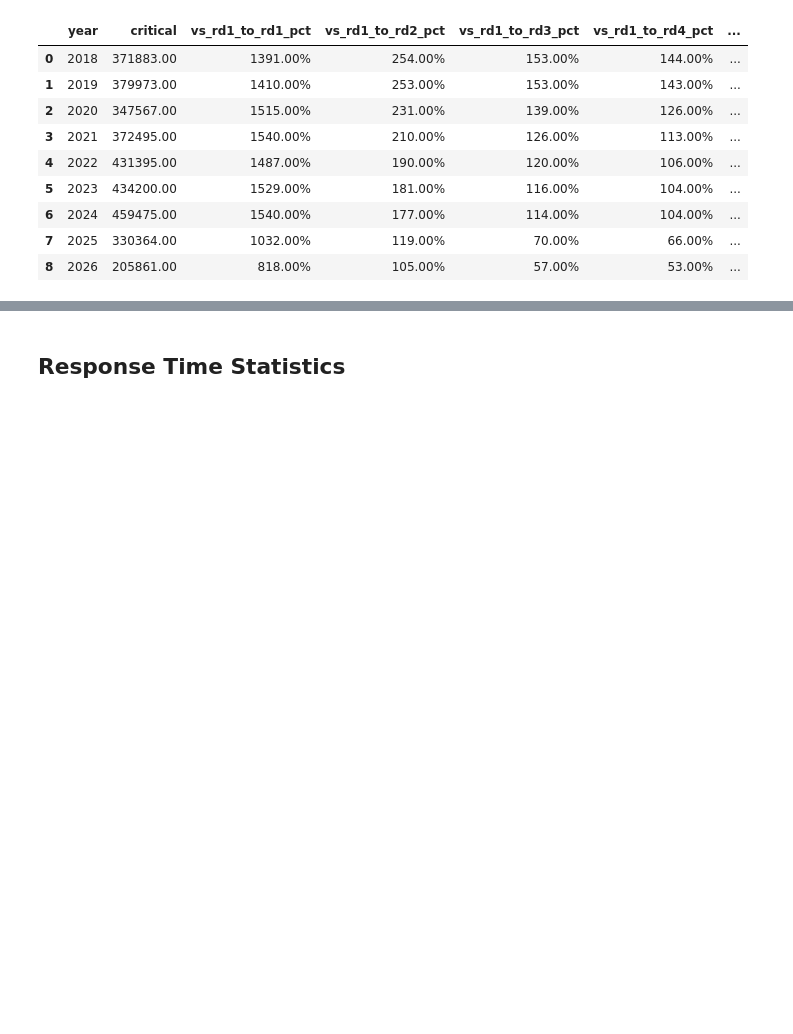
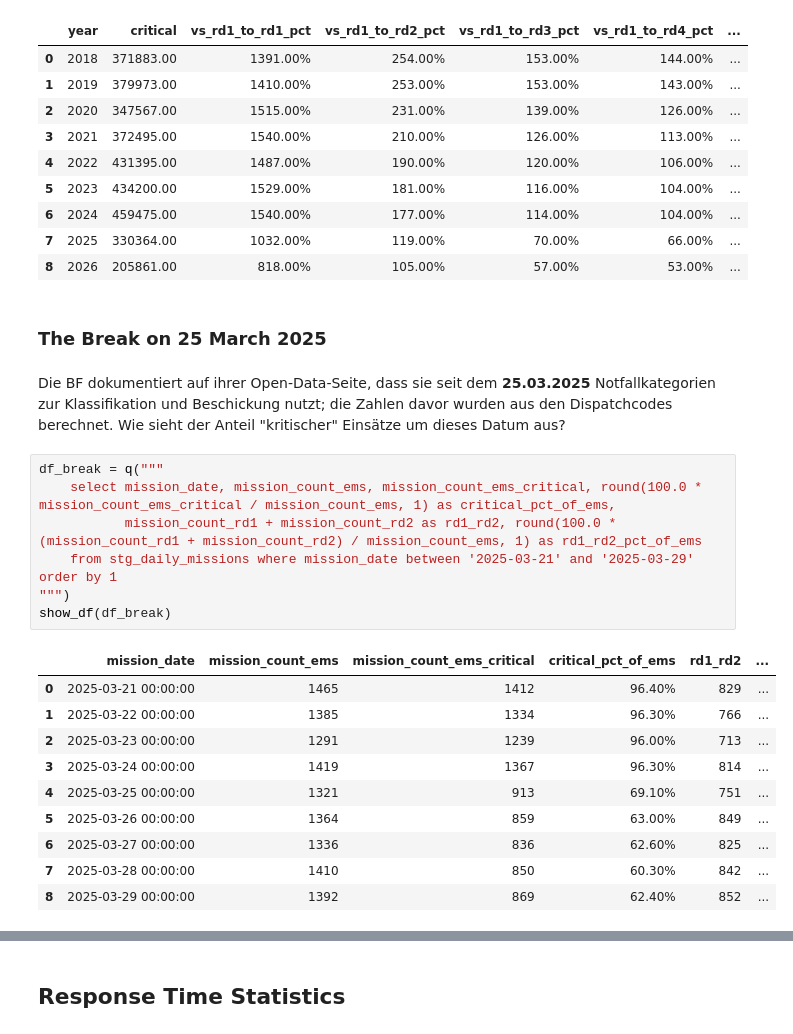
Before and after one commit to kaywiegand/berlin-emergency-response, a Jupyter notebook: notebooks/01_exploration_daily.ipynb, the cells around one changed output, grey strips where cells are left out. Saved outputs shown, nothing was run; the diff lists cells and outputs as text; blank space fills up the shorter version.

```diff
--- a/notebooks/01_exploration_daily.ipynb
+++ b/notebooks/01_exploration_daily.ipynb
@@ -237,3 +237,25 @@ show_df(df_cum)
 | 6 | 2024 | 459475.00 | 1540.00% | 177.00% | 114.00% | 104.00% | ... |
 | 7 | 2025 | 330364.00 | 1032.00% | 119.00% | 70.00% | 66.00% | ... |
 | 8 | 2026 | 205861.00 | 818.00% | 105.00% | 57.00% | 53.00% | ... |
+# %% [markdown]
+### The Break on 25 March 2025
+# %% [markdown]
+Die BF dokumentiert auf ihrer Open-Data-Seite, dass sie seit dem **25.03.2025** Notfallkategorien zur Klassifikation und Beschickung nutzt; die Zahlen davor wurden aus den Dispatchcodes berechnet. Wie sieht der Anteil "kritischer" Einsätze um dieses Datum aus?
+# %%
+df_break = q("""
+    select mission_date, mission_count_ems, mission_count_ems_critical, round(100.0 * mission_count_ems_critical / mission_count_ems, 1) as critical_pct_of_ems,
+           mission_count_rd1 + mission_count_rd2 as rd1_rd2, round(100.0 * (mission_count_rd1 + mission_count_rd2) / mission_count_ems, 1) as rd1_rd2_pct_of_ems
+    from stg_daily_missions where mission_date between '2025-03-21' and '2025-03-29' order by 1
+""")
+show_df(df_break)
+# %% [output]
+|  | mission_date | mission_count_ems | mission_count_ems_critical | critical_pct_of_ems | rd1_rd2 | ... |
+| 0 | 2025-03-21 00:00:00 | 1465 | 1412 | 96.40% | 829 | ... |
+| 1 | 2025-03-22 00:00:00 | 1385 | 1334 | 96.30% | 766 | ... |
+| 2 | 2025-03-23 00:00:00 | 1291 | 1239 | 96.00% | 713 | ... |
+| 3 | 2025-03-24 00:00:00 | 1419 | 1367 | 96.30% | 814 | ... |
+| 4 | 2025-03-25 00:00:00 | 1321 | 913 | 69.10% | 751 | ... |
+| 5 | 2025-03-26 00:00:00 | 1364 | 859 | 63.00% | 849 | ... |
+| 6 | 2025-03-27 00:00:00 | 1336 | 836 | 62.60% | 825 | ... |
+| 7 | 2025-03-28 00:00:00 | 1410 | 850 | 60.30% | 842 | ... |
+| 8 | 2025-03-29 00:00:00 | 1392 | 869 | 62.40% | 852 | ... |
```
Also changed, not shown: parts of 14 cells of this notebook, 6 other files.
